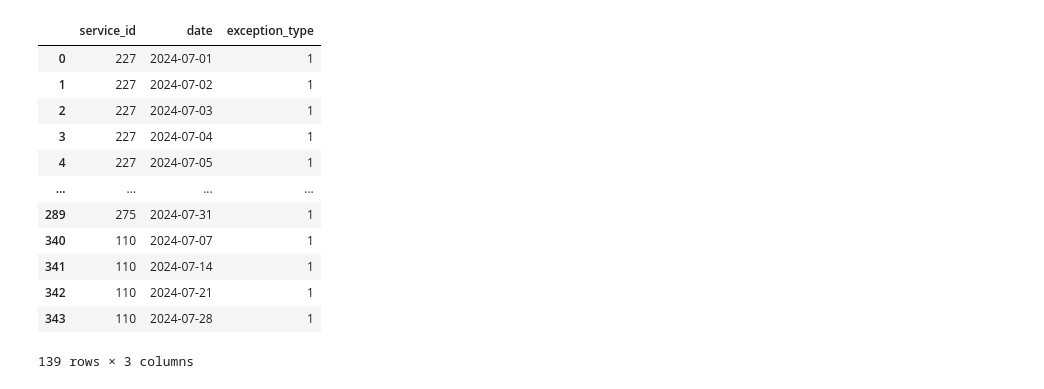
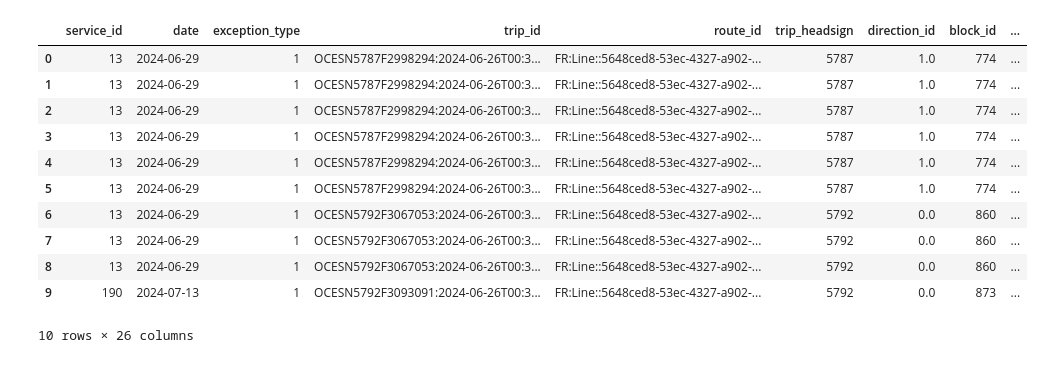
Before and after one commit to Arnolec/City2Anywhere, a Jupyter notebook: AnalyzerGTFS.ipynb, the cells around one changed output. Saved outputs shown, nothing was run; the diff lists cells and outputs as text; code cells hidden in the pictures.

Commit message:
Analyzer de GTFS fonctionnel pour les données de la SNCF, il reste quelques améliorations/ajout à faire

```diff
--- a/AnalyzerGTFS.ipynb
+++ b/AnalyzerGTFS.ipynb
@@ -37,7 +38,7 @@ class AnalyzerGTFS:
     stop_ids = [] #Identifiants des StopsPoints de la ville
     trip_ids = [] #Identifiants des Trajets liés à tous les StopPoints de la ville
     service_id = [] #Identifiants des services faisant des trajets à des dates comprises entre date_min et date_max
-    stop_time_trip = [] # Contient StopPoints, Trajets et stop_sequence
+    stop_time_trip = [] # Contient StopPoints, Trajets et horaires des trajets
     trip = [] # Contient les trip_id, route_id et les services_id
     tripDates = []  # Contient les trajets des services fonctionnant sur les dates données
     stops_trip_id = [] # Contient tous les stops des trajets corrects
@@ -78,36 +79,50 @@ class AnalyzerGTFS:
         self.trajets = pd.merge(services_uniques, self.trip, on='service_id')
         return self.trajets
 
-    # Etape 6 : Récupérer lles stops des trajets corrects
+    # Etape 6 : Récupérer les stops des trajets corrects
     def get_stops_trajets(self):
         self.stops_trip_id = pd.merge(self.trajets, stop_times, on='trip_id')
         return self.stops_trip_id
 
-    # Etape 7 : Récupérer les destinations, c'est à dire les stops après la ville (StopSequence > StopSequence de la ville)
+    # Etape 7 : Récupérer les ids des destinations, c'est à dire les stops après la ville (StopSequence > StopSequence de la ville)
     def get_stops_destinations(self):
-        self.destinations = self.stops_trip_id[self.stops_trip_id['stop_sequence'] > self.stops_trip_id[self.stops_trip_id['stop_id'] == self.id_ville]['stop_sequence']]
+        Time = self.stop_time_trip['departure_time'] #StopTime trip
+        Time.index = self.stop_time_trip['trip_id']
+
+        self.stops_trip_id = self.stops_trip_id.assign(TempsVille = "")
+        value=Time.loc[self.stops_trip_id['trip_id']]
+
+        self.stops_trip_id['TempsVille'] = value.array
+
+        self.destinations = self.stops_trip_id[self.stops_trip_id['departure_time'] > self.stops_trip_id['TempsVille']]
         return self.destinations
+
+    # Etape 8 : Récupérer les destinations
+    def get_destinations(self):
+        destinations_uniques = self.destinations.drop_duplicates(subset='stop_id')
+        return pd.merge(destinations_uniques, stops, on='stop_id')
 # %%
-Analyzer = AnalyzerGTFS('StopArea:OCE87586545','20240601','20240731')
+villeEx = 'StopArea:OCE87763300'
+
+Analyzer = AnalyzerGTFS(villeEx,'20240601','20240731')
 Analyzer.get_stops()
 Analyzer.get_trips()
 Analyzer.get_service_id()
 Analyzer.get_dates()
 Analyzer.get_trajets()
 Analyzer.get_stops_trajets()
-
-Analyzer.date
+Analyzer.get_stops_destinations()
+Analyzer.get_destinations()
 # %% [output]
-|  | service_id | date | exception_type |
-| 0 | 227 | 2024-07-01 | 1 |
-| 1 | 227 | 2024-07-02 | 1 |
-| 2 | 227 | 2024-07-03 | 1 |
-| 3 | 227 | 2024-07-04 | 1 |
-| 4 | 227 | 2024-07-05 | 1 |
-| ... | ... | ... | ... |
-| 289 | 275 | 2024-07-31 | 1 |
-| 340 | 110 | 2024-07-07 | 1 |
-| 341 | 110 | 2024-07-14 | 1 |
-| 342 | 110 | 2024-07-21 | 1 |
-| 343 | 110 | 2024-07-28 | 1 |
+|  | service_id | date | exception_type | trip_id | route_id | trip_headsign | direction_id | block_id | ... |
+| 0 | 13 | 2024-06-29 | 1 | OCESN5787F2998294:2024-06-26T00:3... | FR:Line::5648ced8-53ec-4327-a902-... | 5787 | 1.0 | 774 | ... |
+| 1 | 13 | 2024-06-29 | 1 | OCESN5787F2998294:2024-06-26T00:3... | FR:Line::5648ced8-53ec-4327-a902-... | 5787 | 1.0 | 774 | ... |
+| 2 | 13 | 2024-06-29 | 1 | OCESN5787F2998294:2024-06-26T00:3... | FR:Line::5648ced8-53ec-4327-a902-... | 5787 | 1.0 | 774 | ... |
+| 3 | 13 | 2024-06-29 | 1 | OCESN5787F2998294:2024-06-26T00:3... | FR:Line::5648ced8-53ec-4327-a902-... | 5787 | 1.0 | 774 | ... |
+| 4 | 13 | 2024-06-29 | 1 | OCESN5787F2998294:2024-06-26T00:3... | FR:Line::5648ced8-53ec-4327-a902-... | 5787 | 1.0 | 774 | ... |
+| 5 | 13 | 2024-06-29 | 1 | OCESN5787F2998294:2024-06-26T00:3... | FR:Line::5648ced8-53ec-4327-a902-... | 5787 | 1.0 | 774 | ... |
+| 6 | 13 | 2024-06-29 | 1 | OCESN5792F3067053:2024-06-26T00:3... | FR:Line::5648ced8-53ec-4327-a902-... | 5792 | 0.0 | 860 | ... |
+| 7 | 13 | 2024-06-29 | 1 | OCESN5792F3067053:2024-06-26T00:3... | FR:Line::5648ced8-53ec-4327-a902-... | 5792 | 0.0 | 860 | ... |
+| 8 | 13 | 2024-06-29 | 1 | OCESN5792F3067053:2024-06-26T00:3... | FR:Line::5648ced8-53ec-4327-a902-... | 5792 | 0.0 | 860 | ... |
+| 9 | 190 | 2024-07-13 | 1 | OCESN5792F3093091:2024-06-26T00:3... | FR:Line::5648ced8-53ec-4327-a902-... | 5792 | 0.0 | 873 | ... |
-139 rows × 3 columns
+10 rows × 26 columns
```
Also changed, not shown: parts of 6 cells of this notebook.
